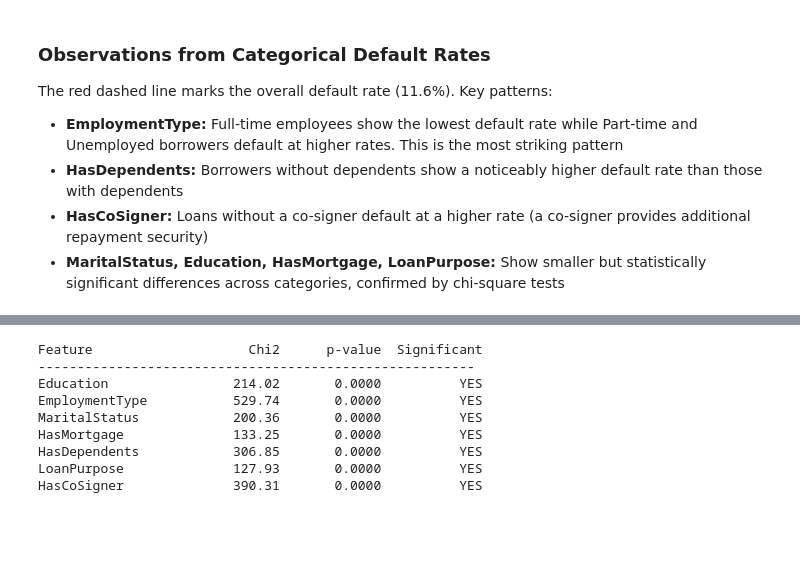
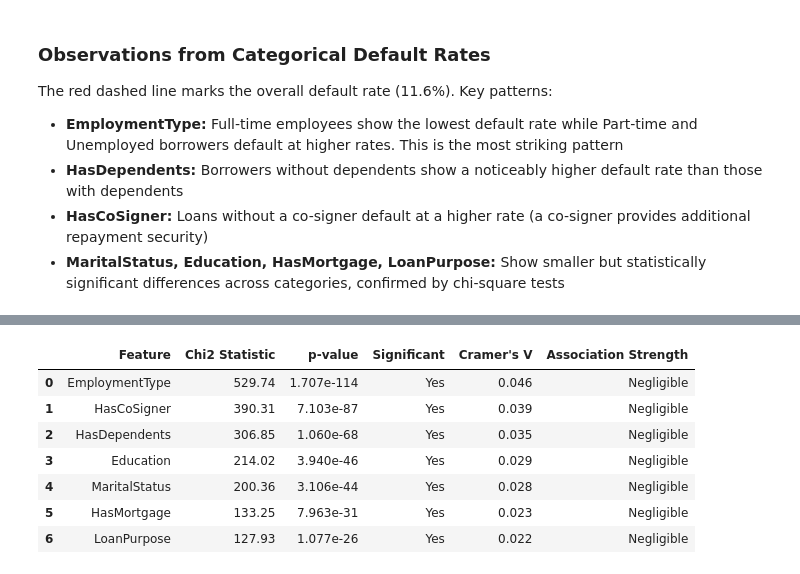
Before and after one commit to harshit87612/loan-default-prediction, a Jupyter notebook: notebooks/01_eda.ipynb, the cells around one changed output, grey strips where cells are left out. Cells and saved outputs as stored; diff of their text form; code cells hidden in the pictures; blank space fills up the shorter version.

```diff
--- a/notebooks/01_eda.ipynb
+++ b/notebooks/01_eda.ipynb
@@ -273,25 +507,55 @@ Significance level: α = 0.05
 # %%
-print(f"{'Feature':<20} {'Chi2':>10} {'p-value':>12} {'Significant':>12}")
-print("-" * 56)
+from scipy.stats import chi2_contingency
+import numpy as np
+import pandas as pd
+
+# Function to interpret Cramer's V
+def interpret_cramers_v(v):
+    if v < 0.10:
+        return "Negligible"
+    elif v < 0.30:
+        return "Weak"
+    elif v < 0.50:
+        return "Moderate"
+    else:
+        return "Strong"
 
 chi2_results = []
 
 for col in categorical_cols:
-    contingency_table = pd.crosstab(df[col], df['Default'])
+    # Contingency table
+    contingency_table = pd.crosstab(df[col], df["Default"])
+
+    # Chi-square test
     chi2, p, dof, expected = chi2_contingency(contingency_table)
-    significant = 'YES' if p < 0.05 else 'NO'
+
+    # Cramer's V
+    n = contingency_table.to_numpy().sum()
+    r, c = contingency_table.shape
+    cramers_v = np.sqrt(chi2 / (n * min(r - 1, c - 1)))
+
     chi2_results.append({
-        'Feature': col, 'Chi2': round(chi2, 2),
-        'p-value': round(p, 4), 'Significant': significant
+        "Feature": col,
+        "Chi2 Statistic": round(chi2, 2),
+        "p-value": f"{p:.3e}",
+        "Significant": "Yes" if p < 0.05 else "No",
+        "Cramer's V": round(cramers_v, 3),
+        "Association Strength": interpret_cramers_v(cramers_v)
     })
-    print(f"{col:<20} {chi2:>10.2f} {p:>12.4f} {significant:>12}")
+
+chi2_df = (
+    pd.DataFrame(chi2_results)
+    .sort_values("Chi2 Statistic", ascending=False)
+    .reset_index(drop=True)
+)
+
+chi2_df
 # %% [output]
-Feature                    Chi2      p-value  Significant
---------------------------------------------------------
-Education                214.02       0.0000          YES
-EmploymentType           529.74       0.0000          YES
-MaritalStatus            200.36       0.0000          YES
-HasMortgage              133.25       0.0000          YES
-HasDependents            306.85       0.0000          YES
-LoanPurpose              127.93       0.0000          YES
-HasCoSigner              390.31       0.0000          YES
+|  | Feature | Chi2 Statistic | p-value | Significant | Cramer's V | Association Strength |
+| 0 | EmploymentType | 529.74 | 1.707e-114 | Yes | 0.046 | Negligible |
+| 1 | HasCoSigner | 390.31 | 7.103e-87 | Yes | 0.039 | Negligible |
+| 2 | HasDependents | 306.85 | 1.060e-68 | Yes | 0.035 | Negligible |
+| 3 | Education | 214.02 | 3.940e-46 | Yes | 0.029 | Negligible |
+| 4 | MaritalStatus | 200.36 | 3.106e-44 | Yes | 0.028 | Negligible |
+| 5 | HasMortgage | 133.25 | 7.963e-31 | Yes | 0.023 | Negligible |
+| 6 | LoanPurpose | 127.93 | 1.077e-26 | Yes | 0.022 | Negligible |
```
Also changed, not shown: parts of 24 cells of this notebook.
